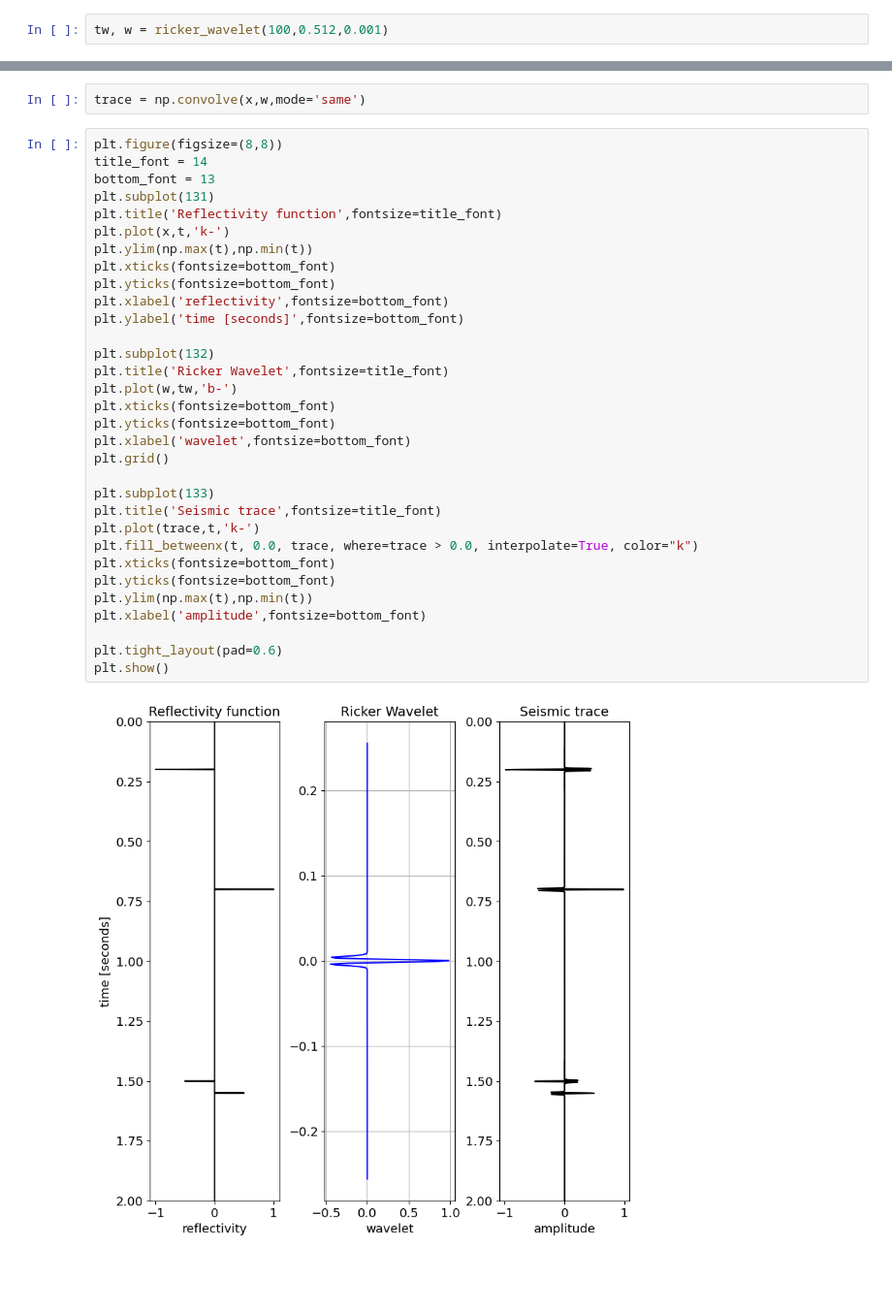
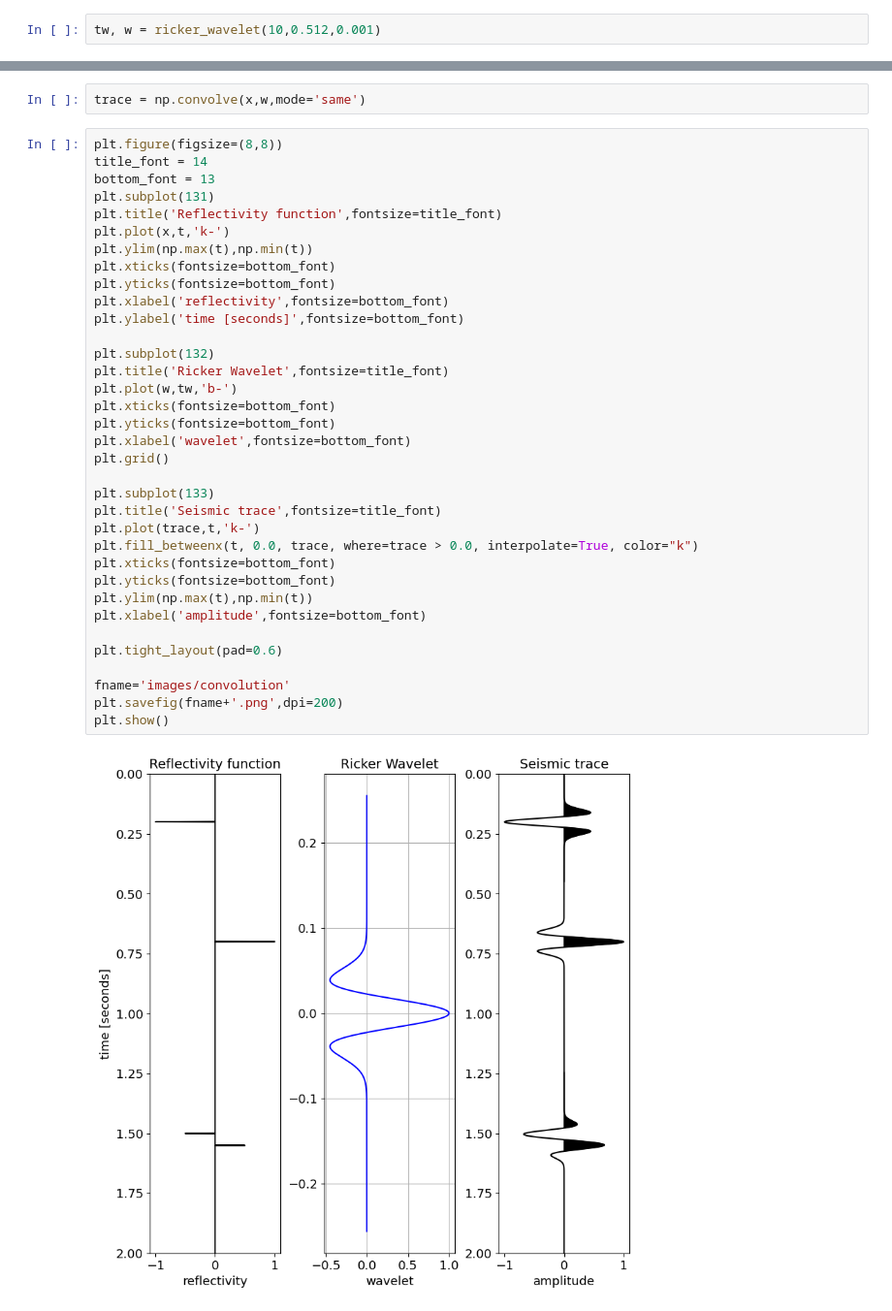
Before and after one commit to andrelreis/processamento_sismico, a Jupyter notebook: Content/5. Convolution/1. convolution_product.ipynb, the cells around one changed output, grey strips where cells are left out. Shown at 97% size. Saved outputs shown, nothing was run; the diff lists cells and outputs as text; blank space fills up the shorter version.

Commit message:
Generating some figures for presentation

```diff
--- a/Content/5. Convolution/1. convolution_product.ipynb
+++ b/Content/5. Convolution/1. convolution_product.ipynb
@@ -32,7 +32,7 @@ def ricker_wavelet(f, length, dt, A = 1.0):
     y = A*(1. - 2.*(np.pi**2)*(f**2)*(t**2))*np.exp(-(np.pi**2)*(f**2)*(t**2))
     return t, y
 # %%
-tw, w = ricker_wavelet(100,0.512,0.001)
+tw, w = ricker_wavelet(10,0.512,0.001)
 # %%
 plt.figure(figsize=(8,5))
 plt.title('Ricker Wavelet',fontsize=16)
@@ -81,31 +81,34 @@ title_font = 14
 bottom_font = 13
 plt.subplot(131)
 plt.title('Reflectivity function',fontsize=title_font)
 plt.plot(x,t,'k-')
 plt.ylim(np.max(t),np.min(t))
 plt.xticks(fontsize=bottom_font)
 plt.yticks(fontsize=bottom_font)
 plt.xlabel('reflectivity',fontsize=bottom_font)
 plt.ylabel('time [seconds]',fontsize=bottom_font)
 
 plt.subplot(132)
 plt.title('Ricker Wavelet',fontsize=title_font)
 plt.plot(w,tw,'b-')
 plt.xticks(fontsize=bottom_font)
 plt.yticks(fontsize=bottom_font)
 plt.xlabel('wavelet',fontsize=bottom_font)
 plt.grid()
 
 plt.subplot(133)
 plt.title('Seismic trace',fontsize=title_font)
 plt.plot(trace,t,'k-')
 plt.fill_betweenx(t, 0.0, trace, where=trace > 0.0, interpolate=True, color="k")
 plt.xticks(fontsize=bottom_font)
 plt.yticks(fontsize=bottom_font)
 plt.ylim(np.max(t),np.min(t))
 plt.xlabel('amplitude',fontsize=bottom_font)
 
 plt.tight_layout(pad=0.6)
+
+fname='images/convolution'
+plt.savefig(fname+'.png',dpi=200)
 plt.show()
 # %% [output]
-[figure, old version]
+[figure, new version]
```
Also changed, not shown: parts of 1 cell of this notebook, 4 other files.
